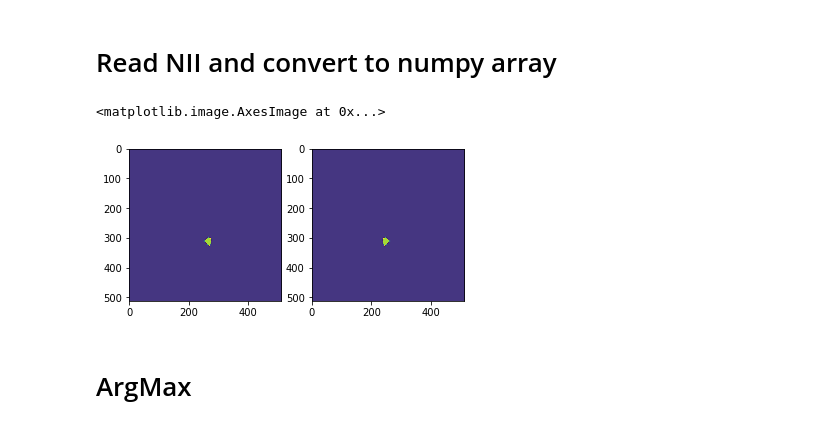
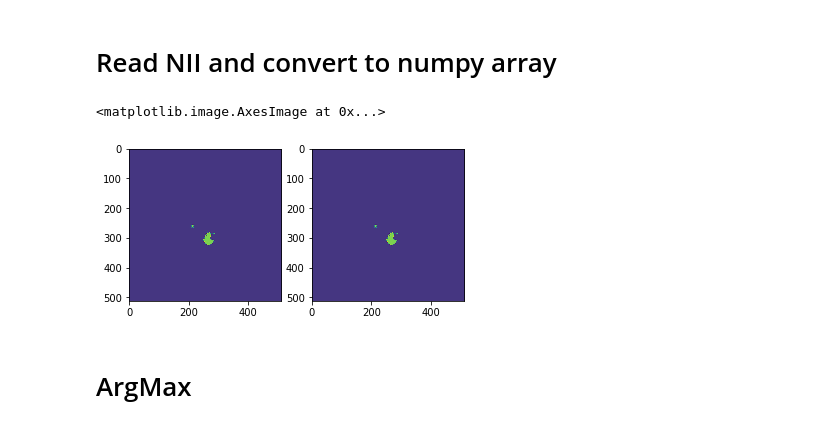
Before and after one commit to jiyanwuhana/HeadHunterJY, a Jupyter notebook: notebooks/numpy-segmentation.ipynb, the cells around one changed output. Drawn from its saved outputs; the diff is of its cells as text; code cells hidden in the pictures.

```diff
--- a/notebooks/numpy-segmentation.ipynb
+++ b/notebooks/numpy-segmentation.ipynb
@@ -40,7 +40,7 @@ niiFileReader.Update()
 # tumor1Arr = itk.GetArrayFromImage(niiFileReader.GetOutput())
 
 
-tumor1Arr = np.load('/Users/benjaminhon/Developer/HeadHunter/mask1.npy')
+tumor1Arr = np.load('/Users/benjaminhon/Developer/HeadHunter/mask0.npy')
 
 
 
@@ -48,17 +48,17 @@ niiFileReader.SetFileNames(TUMOR_2)
 niiFileReader.Update()
 # tumor2Arr = itk.GetArrayFromImage(niiFileReader.GetOutput())
 
-tumor2Arr = np.load('/Users/benjaminhon/Developer/HeadHunter/mask2.npy')
+tumor2Arr = np.load('/Users/benjaminhon/Developer/HeadHunter/mask1.npy')
 
 backgroundArr = np.full(tumor1Arr.shape, BACKGROUND)
 # %%
 plt.subplot(1, 2, 1)
-plt.imshow(tumor1Arr[SLICE])
+plt.imshow(tumor1Arr[6])
 plt.subplot(1, 2, 2)
-plt.imshow(tumor2Arr[SLICE])
+plt.imshow(tumor2Arr[6])
 # %% [output]
 <matplotlib.image.AxesImage at 0x...>
-[figure, old version]
+[figure, new version]
 # %% [markdown]
 # ArgMax
 # %%
```
Also changed, not shown: 17 other files.
